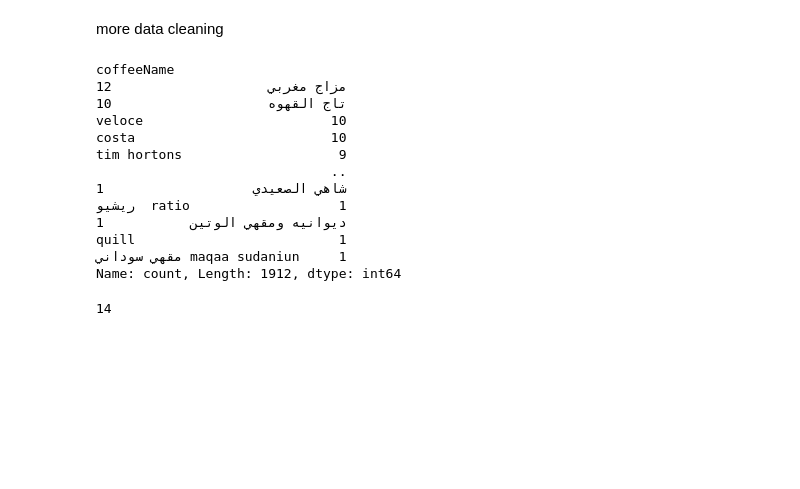
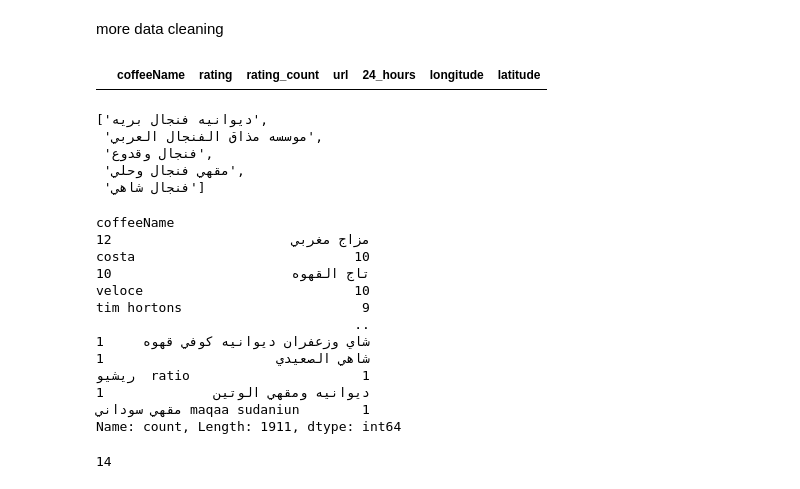
Before and after one commit to TurkiAlrasheed/coffee-explorer-riyadh, a Jupyter notebook: eda.ipynb, the cells around one changed output. Cells and saved outputs as stored; diff of their text form; code cells hidden in the pictures; blank space fills up the shorter version.

Commit message:
adding fixing word funcs + other changes

```diff
--- a/eda.ipynb
+++ b/eda.ipynb
@@ -117,24 +123,17 @@ cleaned_words.append('mccafe')
 
 # coffee address
 
-mask = cafes['coffeeName'].str.contains(r'(address|عنوان)', case=False, na=False)
-cafes.loc[mask, 'coffeeName'] = 'coffee address'
-
-cleaned_words.append('coffee address')
+fix_words(r'(address|عنوان)', 'coffee address')
 
 
 ## dunkin donuts
-mask_dunkin = cafes['coffeeName'].str.contains(r'dunkin|دانكن', case=False, na=False)
-cafes.loc[mask_dunkin, 'coffeeName'] = 'dunkin donuts'
 
-cleaned_words.append('dunkin donuts')
+fix_words(r'dunkin|دانكن', 'dunkin donuts')
 
 ## barns
 
-mask_barns = cafes['coffeeName'].str.contains(r'\bbarns\b|بارنز', case=False, na=False)
-cafes.loc[mask_barns, 'coffeeName'] = 'barns'
+fix_words(r'\bbarns\b|بارنز', 'barns')
 
-cleaned_words.append('barns')
 
 
 ## dr.cafe  ( after next cell we remove coffee)
@@ -142,6 +141,7 @@ cleaned_words.append('barns')
 mask_drcafe = cafes['coffeeName'].str.contains(r'dr\.?\s*cafe|د\.?كيف', case=False, na=False)
 cafes.loc[mask_drcafe, 'coffeeName'] = 'dr.cafe coffee'
 cleaned_words.append('dr.cafe')
+
 
 ## java ( after next cell we remove cafe)
 mask_java_cafe = (
@@ -153,15 +153,17 @@ cafes.loc[mask_java_cafe, 'coffeeName'] = 'java cafe'
 cleaned_words.append('java')
 
 ## java time
-mask_java_time = cafes['coffeeName'].str.contains(r'java\s*time|جافا\s*تايم', case=False, na=False)
-cafes.loc[mask_java_time, 'coffeeName'] = 'java time'
-cleaned_words.append('java time')
+
+fix_words(r'java\s*time|جافا\s*تايم', 'java time')
+
 
 ## dan (removed cafe after next cell is executed)
 
 mask_dan = cafes['coffeeName'].str.contains(r'\bdan\s*cafe\b|دان\s*كافيه', case=False, na=False)
 cafes.loc[mask_dan, 'coffeeName'] = 'dan cafe'
 cleaned_words.append('dan')
+
+
 
 ## dana (removed cafe after next cell is executed)
 
@@ -179,19 +181,15 @@ cleaned_words.append('mammabunz')
 # %% [markdown]
 removing cafe or coffee only if its at the end as a standalone word
 # %%
-cafes['coffeeName'] = cafes['coffeeName'].str.replace(r'\b(coffee|cofee|cafe|كافيه)$', '', regex=True).str.strip()
+cafes['coffeeName'] = cafes['coffeeName'].str.replace(r'\b(coffee|cofee|cafe|كافيه|كيف|الكيف|الكافيه)$', '', regex=True).str.strip()
 cafes['coffeeName'] = cafes['coffeeName'].str.replace(r'^كافيه\s*', '', regex=True)
 cafes['coffeeName'] = cafes['coffeeName'].str.strip()
 # %% [markdown]
 more data cleaning
 # %%
-
 ## kyan
 
-mask_kyan = cafes['coffeeName'].str.contains(r'^\s*(كيان|kyan)\b', case=False, na=False)
-cafes.loc[mask_kyan, 'coffeeName'] = 'kyan'
-cleaned_words.append('kyan')
-
+fix_words(r'^\s*(كيان|kyan)\b', 'kyan')
 
 ## arabica
 cleaned_words.append('arabica')
@@ -199,22 +197,34 @@ cleaned_words.append('arabica')
 ## tutti
 
 cleaned_words.append('tutti')
+# %%
+cafes[cafes['coffeeName']=='مقهي فنجال الكيف']
+# %% [output]
+|  | coffeeName | rating | rating_count | url | 24_hours | longitude | latitude |
+# %%
+cafes[cafes.coffeeName.str.contains("فنجال ")].coffeeName.unique().tolist()
+# %% [output]
+['ديوانيه فنجال بريه',
+ 'موسسه مذاق الفنجال العربي',
+ 'فنجال وقدوع',
+ 'مقهي فنجال وحلي',
+ 'فنجال شاهي']
 # %%
 cafes[~cafes['coffeeName'].isin(cleaned_words)]['coffeeName'].value_counts()
 # %% [output]
 coffeeName
-مزاج مغربي                    12
-تاج القهوه                    10
-veloce                        10
-costa                         10
-tim hortons                    9
-                              ..
-شاهي الصعيدي                   1
-ريشيو  ratio                   1
-ديوانيه ومقهي الوتين           1
-quill                          1
-مقهي سوداني maqaa sudaniun     1
-Name: count, Length: 1912, dtype: int64
+مزاج مغربي                       12
+costa                            10
+تاج القهوه                       10
+veloce                           10
+tim hortons                       9
+                                 ..
+شاي وزعفران ديوانيه كوفي قهوه     1
+شاهي الصعيدي                      1
+ريشيو  ratio                      1
+ديوانيه ومقهي الوتين              1
+مقهي سوداني maqaa sudaniun        1
+Name: count, Length: 1911, dtype: int64
 # %%
 len(cleaned_words)
 # %% [output]
```
Also changed, not shown: parts of 7 cells of this notebook.
